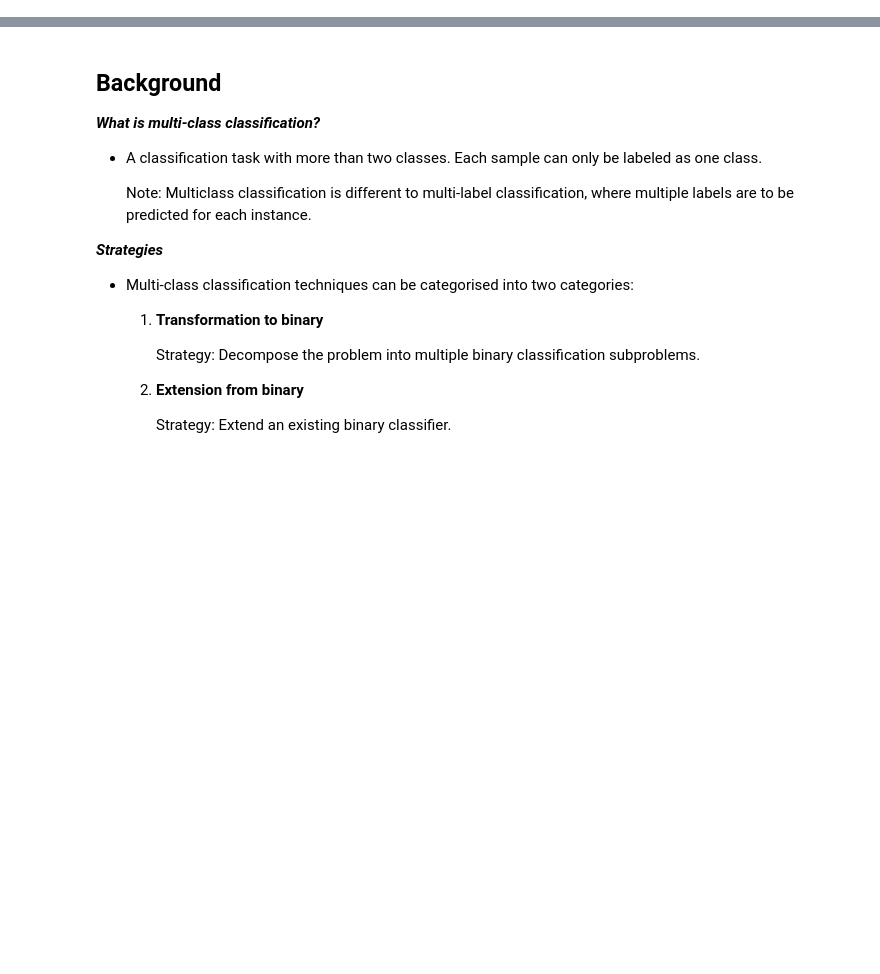
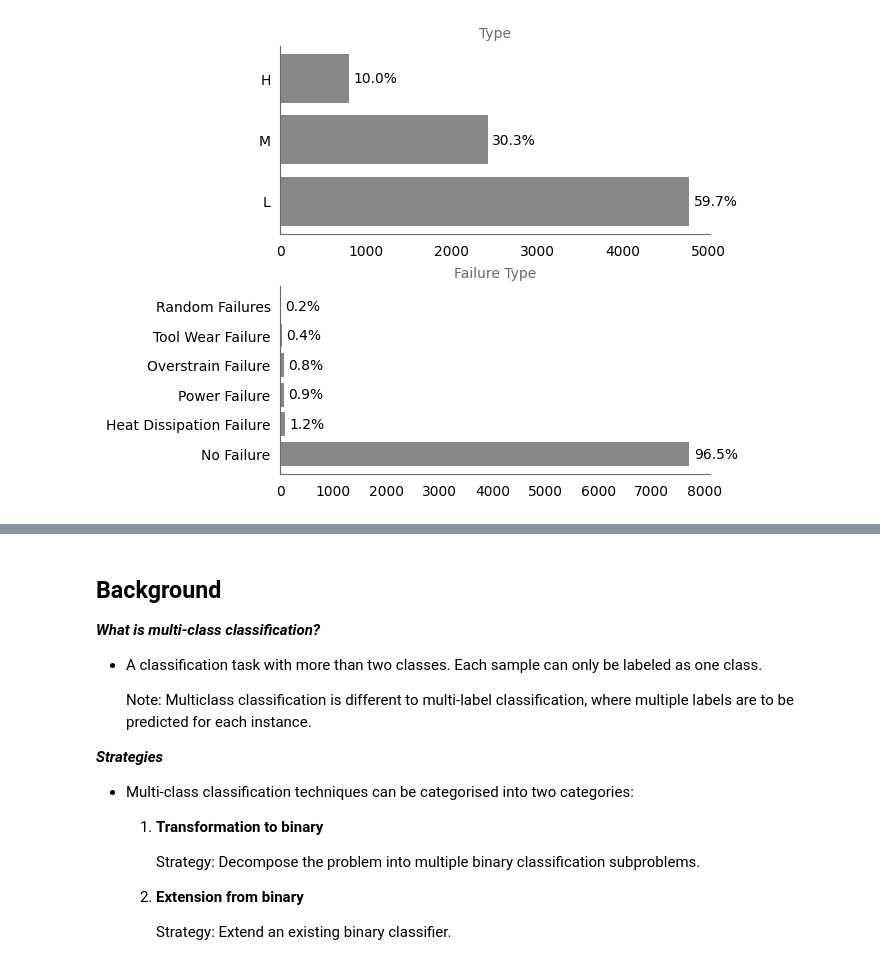
Before and after one commit to earth1987/machine-failure-type, a Jupyter notebook: notebooks/predicting_failure_type.ipynb, the cells around one changed output, grey strips where cells are left out. Saved outputs shown, nothing was run; the diff lists cells and outputs as text; code cells hidden in the pictures; blank space fills up the shorter version.

```diff
--- a/notebooks/predicting_failure_type.ipynb
+++ b/notebooks/predicting_failure_type.ipynb
@@ -30,0 +220,22 @@ Predicting machine failure through machine learning is paramount for efficient i
+# %%
+# Frequency plots
+fig, axes = plt.subplots(
+    nrows=2, ncols=1, constrained_layout=True, figsize=(6.4, 4.8)
+)
+i = 0
+for col in ['Type', 'Failure Type']:
+    counts = clean_train_df[col].value_counts()
+    percs = clean_train_df[col].value_counts(normalize=True)
+    rects = axes[i].barh(counts.index, counts.values,
+                         color='dimgray', alpha=0.8)
+    axes[i].bar_label(rects, labels=[str(round(x*100, 1)) +
+                      '%' for x in percs.values], padding=3)
+    axes[i].set_title(col, fontsize=10, color='dimgray')
+    i += 1
+for ax in axes:
+    ax.tick_params(bottom=False, left=False)
+    ax.grid(False)
+    ax.spines[['top', 'right']].set_visible(False)
+    ax.spines[['left', 'bottom']].set_color('dimgray')
+# %% [output]
+[figure, added]
```
Also changed, not shown: parts of 68 cells of this notebook.
